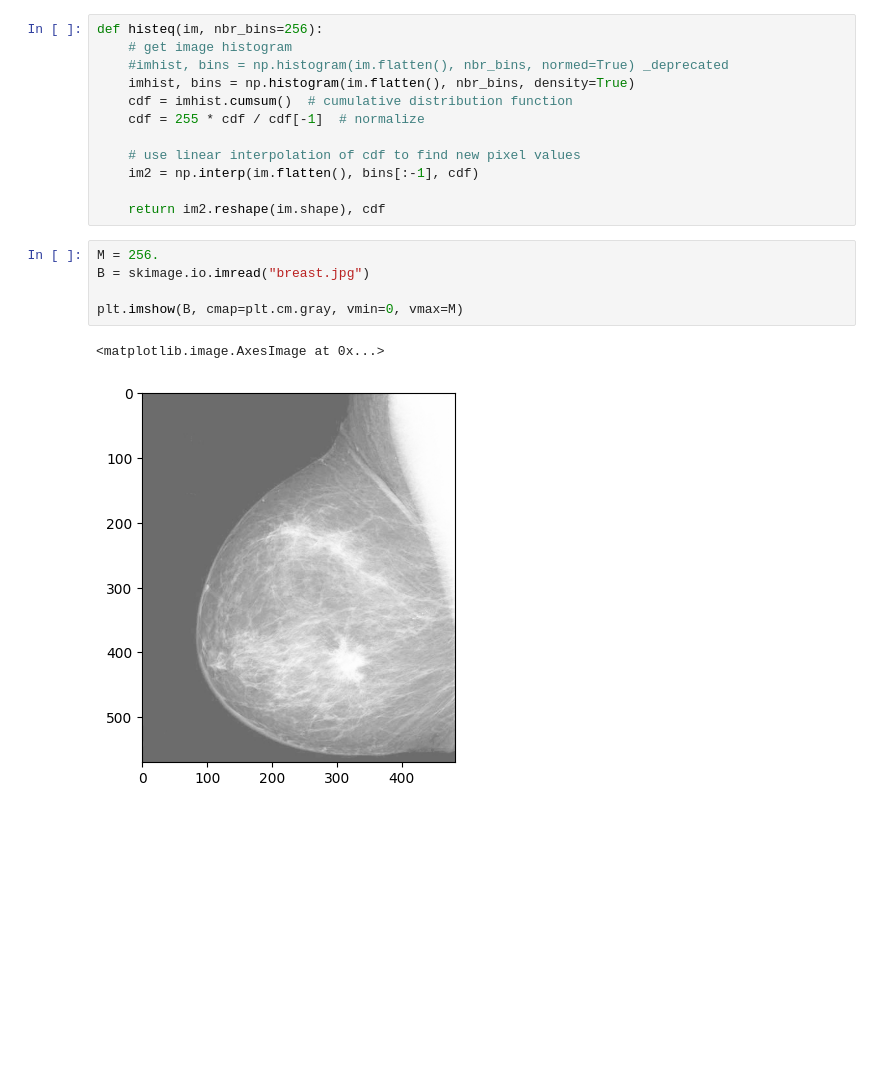
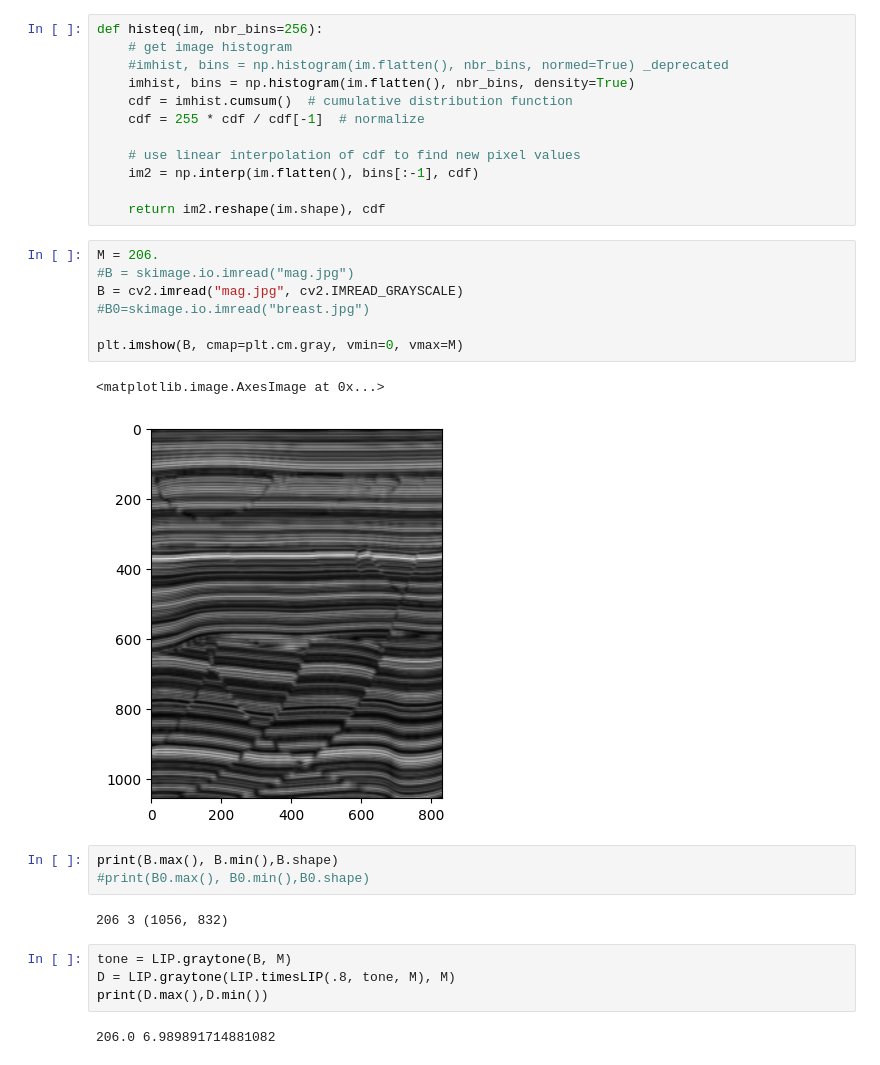
Before and after one commit to novalisja/lip, a Jupyter notebook: demo_seis.ipynb, the cells around one changed output. Saved outputs shown, nothing was run; the diff lists cells and outputs as text; blank space fills up the shorter version.

```diff
--- a/demo_seis.ipynb
+++ b/demo_seis.ipynb
@@ -19,11 +19,24 @@ def histeq(im, nbr_bins=256):
 
     return im2.reshape(im.shape), cdf
 # %%
-M = 256.
-B = skimage.io.imread("breast.jpg")
+M = 206.
+#B = skimage.io.imread("mag.jpg")
+B = cv2.imread("mag.jpg", cv2.IMREAD_GRAYSCALE)
+#B0=skimage.io.imread("breast.jpg")
 
 plt.imshow(B, cmap=plt.cm.gray, vmin=0, vmax=M)
 # %% [output]
 <matplotlib.image.AxesImage at 0x...>
-[figure, old version]
+[figure, new version]
+# %%
+print(B.max(), B.min(),B.shape)
+#print(B0.max(), B0.min(),B0.shape)
+# %% [output]
+206 3 (1056, 832)
+# %%
+tone = LIP.graytone(B, M)
+D = LIP.graytone(LIP.timesLIP(.8, tone, M), M)
+print(D.max(),D.min())
+# %% [output]
+206.0 6.989891714881082
 # %%
```
Also changed, not shown: parts of 4 cells of this notebook.
